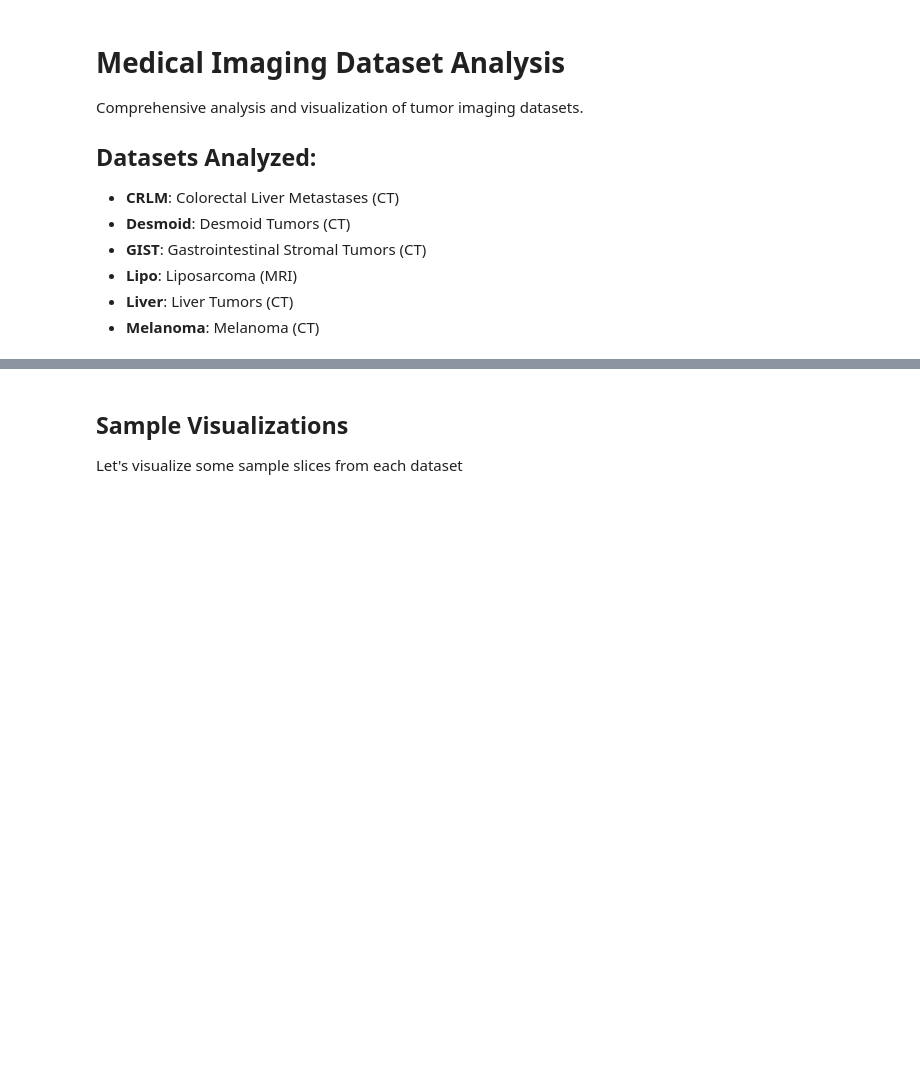
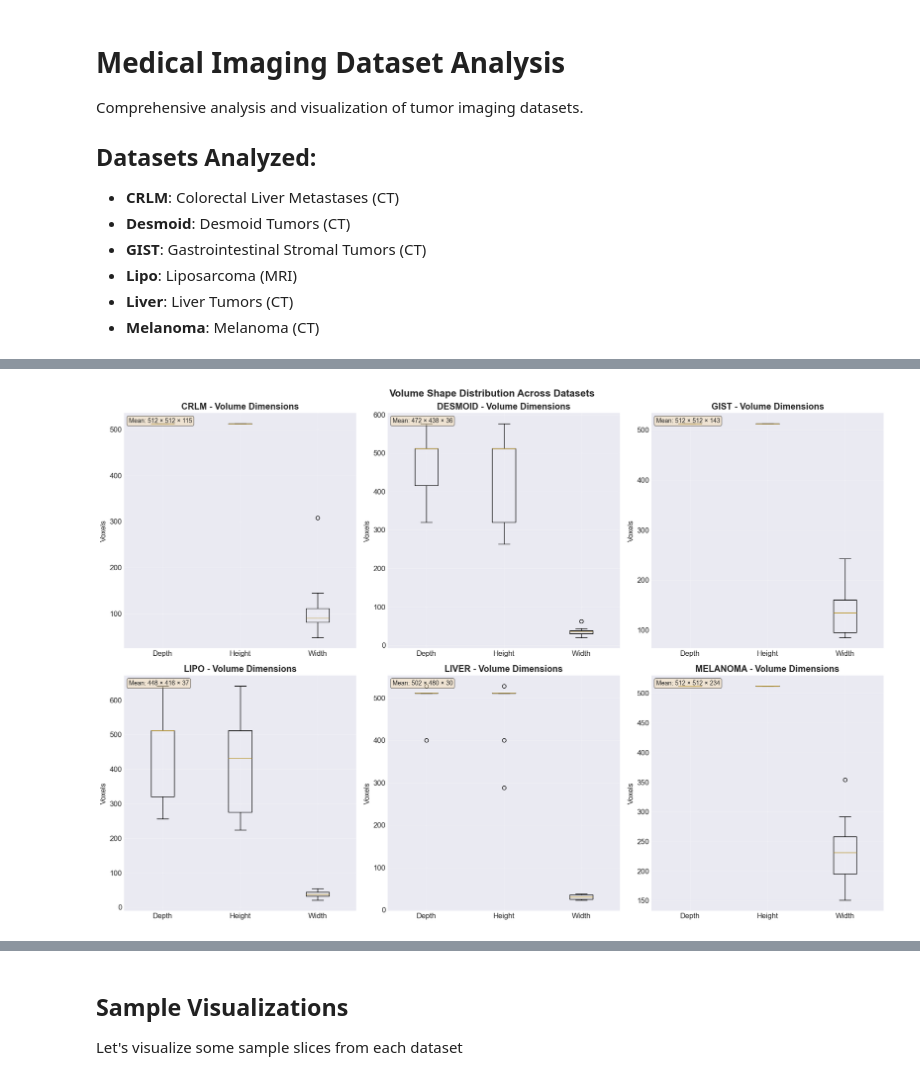
Before and after one commit to togetherthough/Soft-Tissue-Tumor-Classification, a Jupyter notebook: notebooks/visualization/Dataset_Analysis.ipynb, the cells around one changed output, grey strips where cells are left out. Cells and saved outputs as stored; diff of their text form; code cells hidden in the pictures; blank space fills up the shorter version.

```diff
--- a/notebooks/visualization/Dataset_Analysis.ipynb
+++ b/notebooks/visualization/Dataset_Analysis.ipynb
@@ -224,44 +269,39 @@ print(f"MR scans: {len(summary_df[summary_df['Modality'] == 'MR'])}")
 # %%
-# Analyze volume shapes (both voxel and physical dimensions)
+# Analyze volume shapes
 fig, axes = plt.subplots(2, 3, figsize=(18, 12))
 axes = axes.flatten()
 
 for idx, (name, stats) in enumerate(dataset_stats.items()):
     if idx >= 6:
         break
 
     ax = axes[idx]
 
-    if stats['shapes'] and stats['spacings']:
+    if stats['shapes']:
         shapes_array = np.array(stats['shapes'])
-        spacings_array = np.array(stats['spacings'])
-
-        # Calculate physical dimensions (mean across samples)
-        phys_dims = shapes_array * spacings_array  # Element-wise multiplication
-        phys_means_mm = phys_dims.mean(axis=0)
 
         ax.boxplot([shapes_array[:, 0], shapes_array[:, 1], shapes_array[:, 2]],
                    labels=['Depth', 'Height', 'Width'])
-        ax.set_title(f"{name.upper()} - Voxel Dimensions", fontweight='bold')
+        ax.set_title(f"{name.upper()} - Volume Dimensions", fontweight='bold')
         ax.set_ylabel('Voxels')
         ax.grid(True, alpha=0.3)
 
-        # Add mean voxel values and physical dimensions as text
-        voxel_means = shapes_array.mean(axis=0)
-        info_text = (f"Mean Voxels: {voxel_means[0]:.0f} × {voxel_means[1]:.0f} × {voxel_means[2]:.0f}\n"
-                    f"Mean Physical: {phys_means_mm[0]:.0f} × {phys_means_mm[1]:.0f} × {phys_means_mm[2]:.0f} mm")
-        ax.text(0.02, 0.98, info_text,
-                transform=ax.transAxes, va='top', fontsize=9,
+        # Add mean values as text
+        means = shapes_array.mean(axis=0)
+        ax.text(0.02, 0.98, f"Mean: {means[0]:.0f} × {means[1]:.0f} × {means[2]:.0f}",
+                transform=ax.transAxes, va='top', fontsize=10,
                 bbox=dict(boxstyle='round', facecolor='wheat', alpha=0.5))
     else:
         ax.text(0.5, 0.5, 'No data', ha='center', va='center',
                 transform=ax.transAxes)
         ax.set_title(f"{name.upper()} - No data")
 
 plt.tight_layout()
-plt.suptitle('Voxel Shape Distribution Across Datasets (with Physical Dimensions)',
+plt.suptitle('Volume Shape Distribution Across Datasets',
              fontsize=16, fontweight='bold', y=1.01)
 plt.show()
+# %% [output]
+[figure, added]
 # %%
 # Voxel spacing analysis
 fig, axes = plt.subplots(1, 3, figsize=(18, 6))
```
Also changed, not shown: parts of 12 cells of this notebook, 13 other files.
